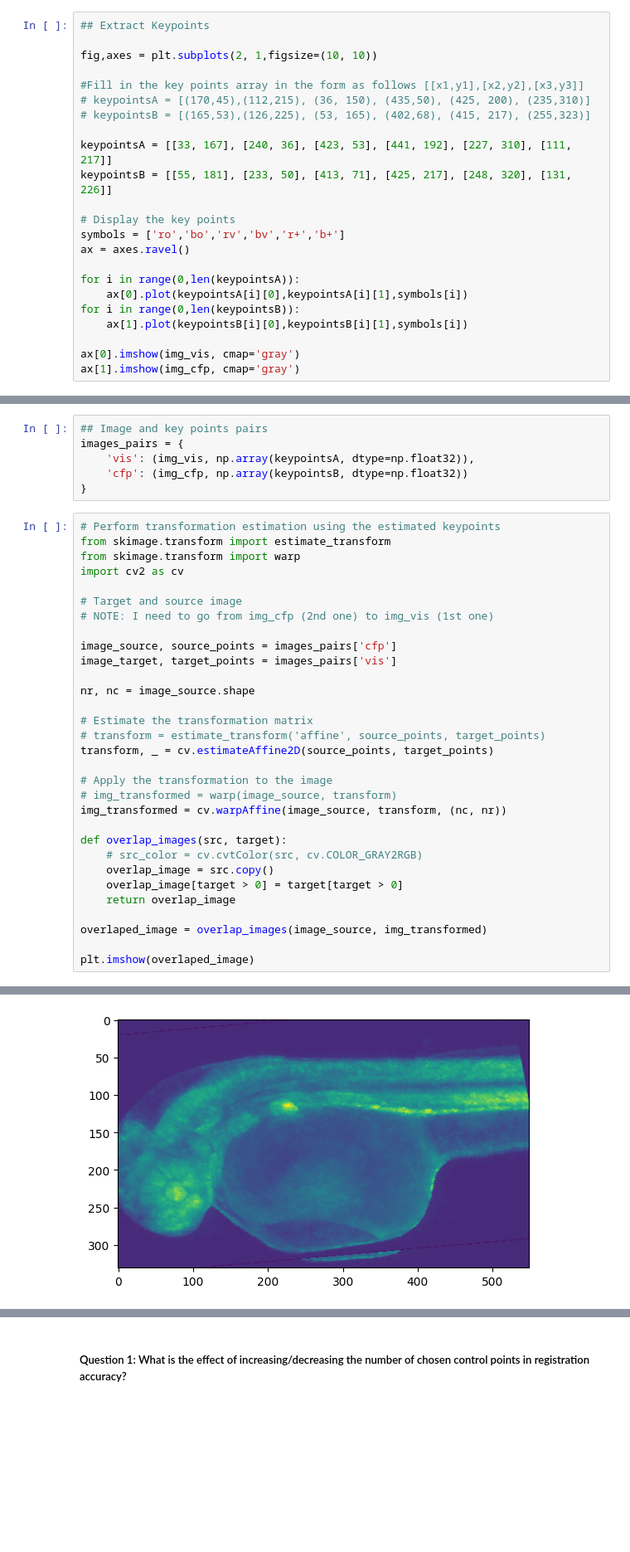
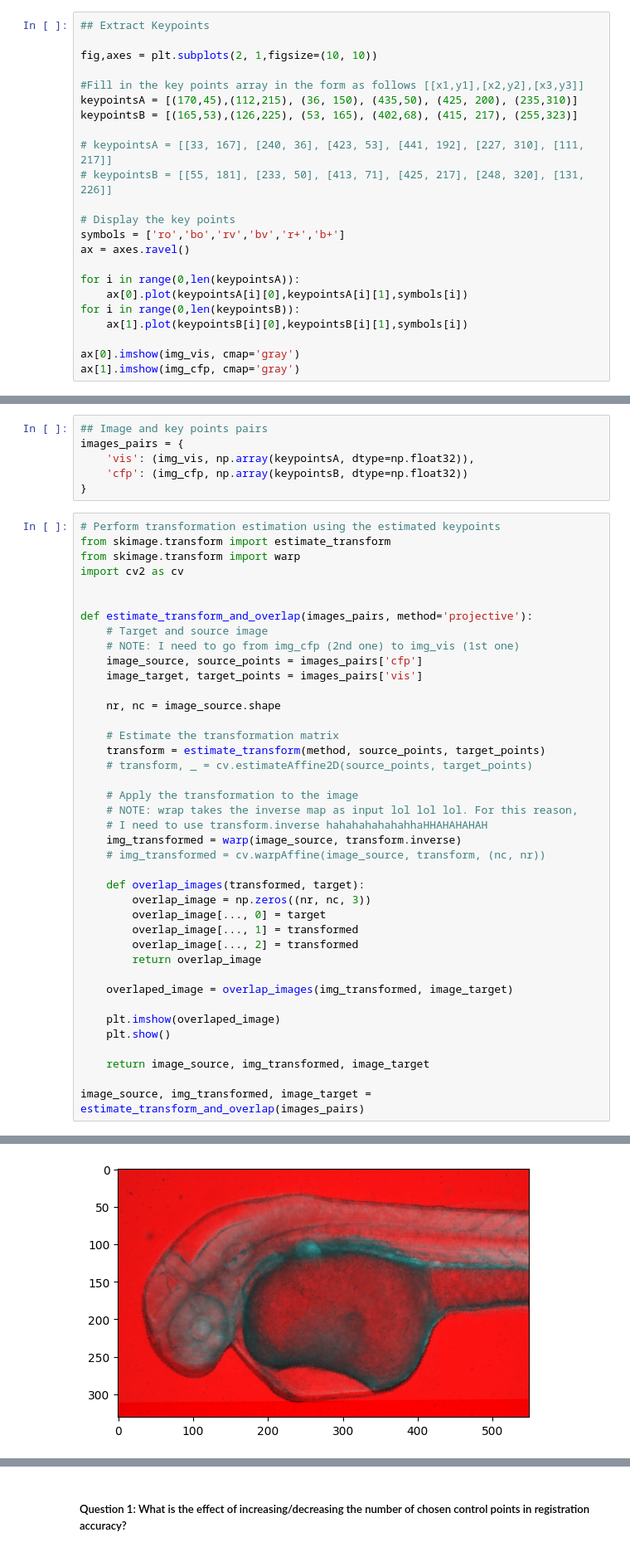
Before and after one commit to ZosoV/msc_semester2, a Jupyter notebook: computer_vision/labs/Lab4/lab4.ipynb, the cells around one changed output, grey strips where cells are left out. Shown at 83% size. Saved outputs shown, nothing was run; the diff lists cells and outputs as text; blank space fills up the shorter version.

Commit message:
Last notes of registration

```diff
--- a/computer_vision/labs/Lab4/lab4.ipynb
+++ b/computer_vision/labs/Lab4/lab4.ipynb
@@ -62,11 +62,11 @@ plt.imshow(img_cfp, cmap='gray')
 fig,axes = plt.subplots(2, 1,figsize=(10, 10))
 
 #Fill in the key points array in the form as follows [[x1,y1],[x2,y2],[x3,y3]]
-# keypointsA = [(170,45),(112,215), (36, 150), (435,50), (425, 200), (235,310)]
-# keypointsB = [(165,53),(126,225), (53, 165), (402,68), (415, 217), (255,323)]
+keypointsA = [(170,45),(112,215), (36, 150), (435,50), (425, 200), (235,310)]
+keypointsB = [(165,53),(126,225), (53, 165), (402,68), (415, 217), (255,323)]
 
-keypointsA = [[33, 167], [240, 36], [423, 53], [441, 192], [227, 310], [111, 217]]
-keypointsB = [[55, 181], [233, 50], [413, 71], [425, 217], [248, 320], [131, 226]]
+# keypointsA = [[33, 167], [240, 36], [423, 53], [441, 192], [227, 310], [111, 217]]
+# keypointsB = [[55, 181], [233, 50], [413, 71], [425, 217], [248, 320], [131, 226]]
 
 # Display the key points
 symbols = ['ro','bo','rv','bv','r+','b+']
@@ -101,29 +101,38 @@ from skimage.transform import estimate_transform
 from skimage.transform import warp
 import cv2 as cv
 
-# Target and source image
-# NOTE: I need to go from img_cfp (2nd one) to img_vis (1st one)
 
-image_source, source_points = images_pairs['cfp']
-image_target, target_points = images_pairs['vis']
+def estimate_transform_and_overlap(images_pairs, method='projective'):
+    # Target and source image
+    # NOTE: I need to go from img_cfp (2nd one) to img_vis (1st one)
+    image_source, source_points = images_pairs['cfp']
+    image_target, target_points = images_pairs['vis']
 
-nr, nc = image_source.shape
+    nr, nc = image_source.shape
 
-# Estimate the transformation matrix
-# transform = estimate_transform('affine', source_points, target_points)
-transform, _ = cv.estimateAffine2D(source_points, target_points)
+    # Estimate the transformation matrix
+    transform = estimate_transform(method, source_points, target_points)
+    # transform, _ = cv.estimateAffine2D(source_points, target_points)
 
-# Apply the transformation to the image
-# img_transformed = warp(image_source, transform)
-img_transformed = cv.warpAffine(image_source, transform, (nc, nr))
+    # Apply the transformation to the image
+    # NOTE: wrap takes the inverse map as input lol lol lol. For this reason,
+    # I need to use transform.inverse hahahahahahahhaHHAHAHAHAH
+    img_transformed = warp(image_source, transform.inverse)
+    # img_transformed = cv.warpAffine(image_source, transform, (nc, nr))
 
-def overlap_images(src, target):
-    # src_color = cv.cvtColor(src, cv.COLOR_GRAY2RGB)
-    overlap_image = src.copy()
-    overlap_image[target > 0] = target[target > 0]
-    return overlap_image
+    def overlap_images(transformed, target):
+        overlap_image = np.zeros((nr, nc, 3))
+        overlap_image[..., 0] = target
+        overlap_image[..., 1] = transformed
+        overlap_image[..., 2] = transformed
+        return overlap_image
 
-overlaped_image = overlap_images(image_source, img_transformed)
+    overlaped_image = overlap_images(img_transformed, image_target)
 
-plt.imshow(overlaped_image)
+    plt.imshow(overlaped_image)
+    plt.show()
+
+    return image_source, img_transformed, image_target
+
+image_source, img_transformed, image_target = estimate_transform_and_overlap(images_pairs)
 # %% [output]
@@ -131 +139 @@ plt.imshow(overlaped_image)
-[figure, old version]
+[figure, new version]
```
Also changed, not shown: parts of 18 cells of this notebook, 2 other files.
